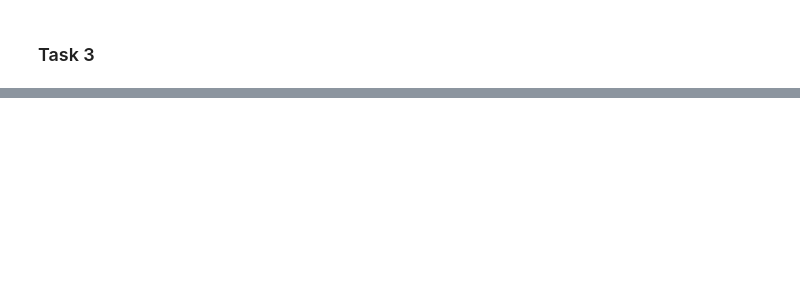
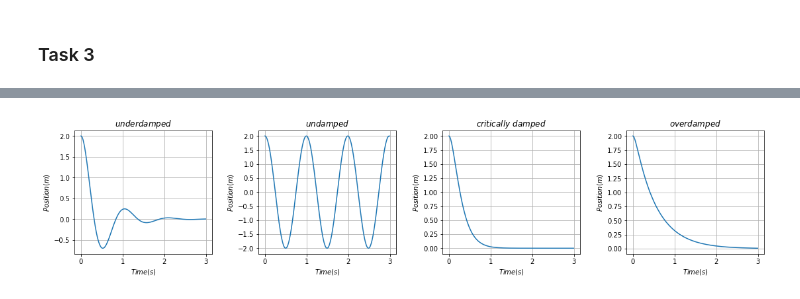
Before and after one commit to deemp/Innopolis, a Jupyter notebook: Lab1.ipynb, the cells around one changed output, grey strips where cells are left out. Cells and saved outputs as stored; diff of their text form; code cells hidden in the pictures; blank space fills up the shorter version.

Commit message:
use json-like dicts for arguments, finish lab

```diff
--- a/Lab1.ipynb
+++ b/Lab1.ipynb
@@ -160,0 +178,25 @@ plot_sol(
+# %%
+solver = solve_spring_damper
+sol = solve_list(
+    [
+        [solver, {}],
+        [solver, {"b": 0}],
+        [solver, {"b": 2 * np.sqrt(k * m)}],
+        [solver, {"b": 2 * np.sqrt(k * m) + 1}],
+    ]
+)
+# %%
+def modified_dict_copy(original, change):
+    modified_copy = dict(original)
+    modified_copy.update(change)
+    return modified_copy
+# %%
+template = {"x": t, "xlabel": "Time (s)", "ylabel": "Position (m)"}
+titles = ["underdamped", "undamped", "critically\\ damped", "overdamped"]
+plot_configs = [
+    modified_dict_copy(template, {"title": titles[i], "graphs": [{"y": sol[i][:, 0]}]})
+    for i in range(4)
+]
+plot_sol(plot_configs)
+# %% [output]
+[figure, added]
```
Also changed, not shown: parts of 21 cells of this notebook.
